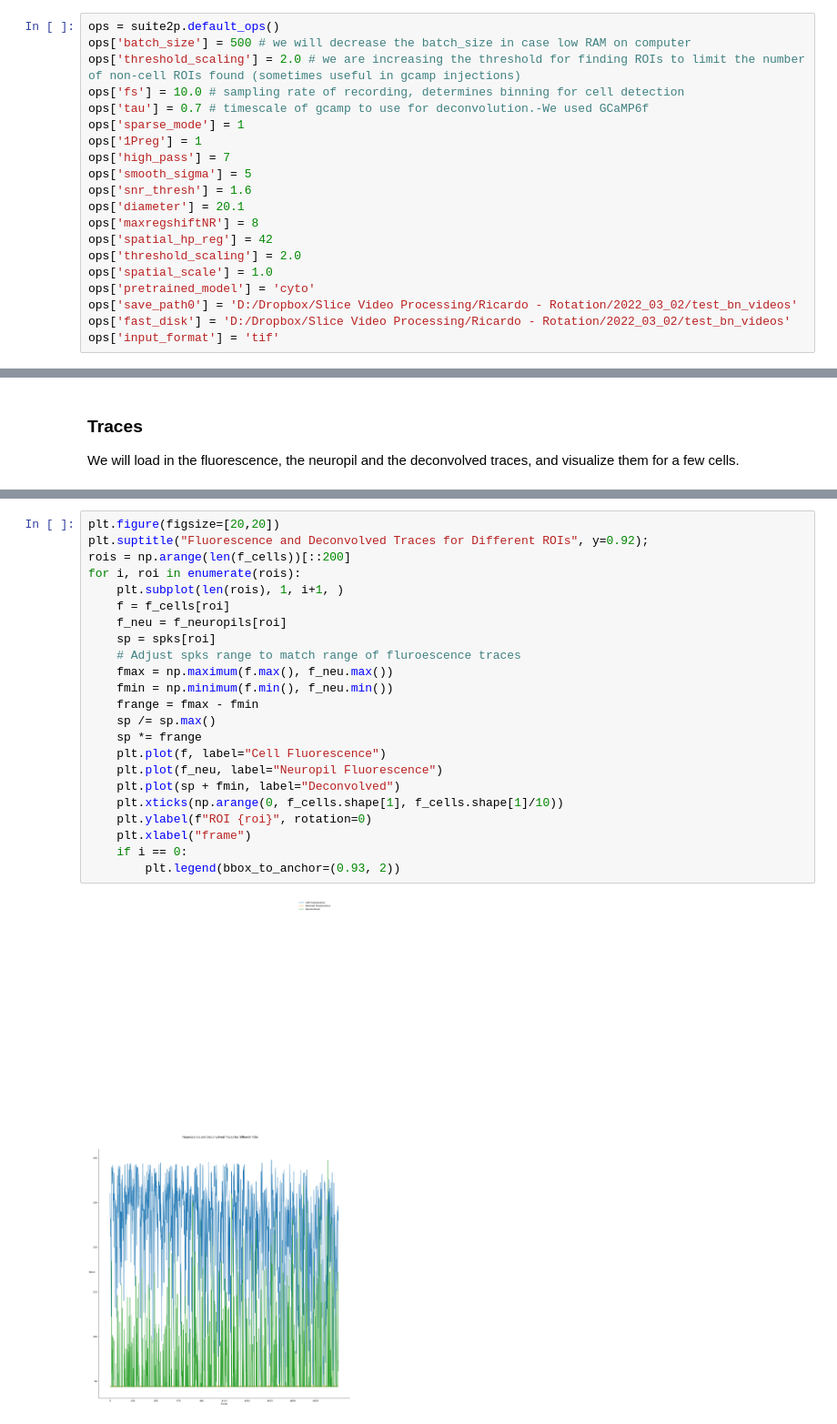
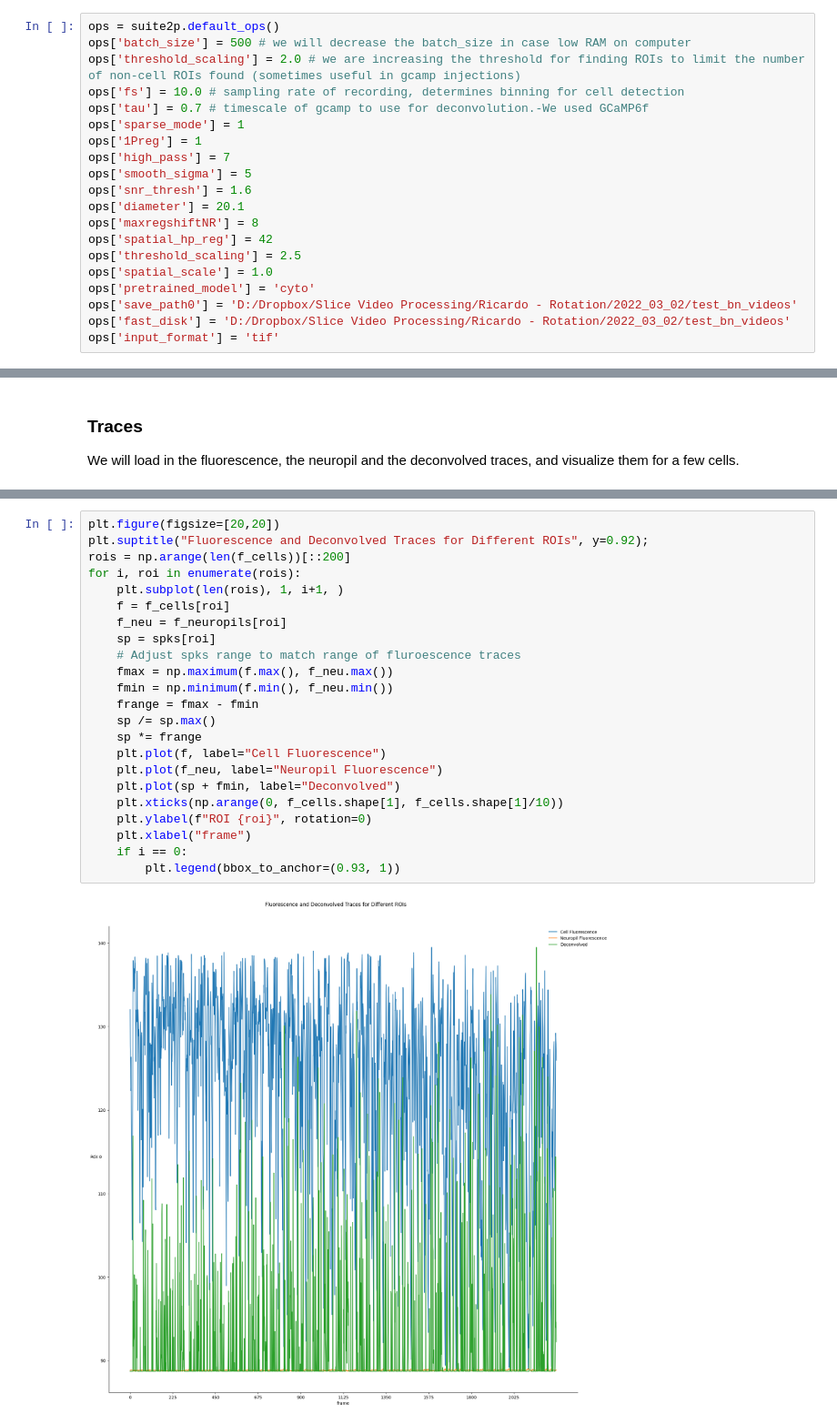
Before and after one commit to rdiazrincon/VTA_SNc, a Jupyter notebook: run_suite2p_colab_2021.ipynb, the cells around one changed output, grey strips where cells are left out. Shown at 91% size. Cells and saved outputs as stored; diff of their text form.

```diff
--- a/run_suite2p_colab_2021.ipynb
+++ b/run_suite2p_colab_2021.ipynb
@@ -94,7 +94,7 @@ ops['snr_thresh'] = 1.6
 ops['diameter'] = 20.1
 ops['maxregshiftNR'] = 8
 ops['spatial_hp_reg'] = 42
-ops['threshold_scaling'] = 2.0
+ops['threshold_scaling'] = 2.5
 ops['spatial_scale'] = 1.0
 ops['pretrained_model'] = 'cyto'
 ops['save_path0'] = 'D:/Dropbox/Slice Video Processing/Ricardo - Rotation/2022_03_02/test_bn_videos'
@@ -427,25 +423,25 @@ f_cells.shape, f_neuropils.shape, spks.shape
 # %%
 plt.figure(figsize=[20,20])
 plt.suptitle("Fluorescence and Deconvolved Traces for Different ROIs", y=0.92);
 rois = np.arange(len(f_cells))[::200]
 for i, roi in enumerate(rois):
     plt.subplot(len(rois), 1, i+1, )
     f = f_cells[roi]
     f_neu = f_neuropils[roi]
     sp = spks[roi]
     # Adjust spks range to match range of fluroescence traces
     fmax = np.maximum(f.max(), f_neu.max())
     fmin = np.minimum(f.min(), f_neu.min())
     frange = fmax - fmin
     sp /= sp.max()
     sp *= frange
     plt.plot(f, label="Cell Fluorescence")
     plt.plot(f_neu, label="Neuropil Fluorescence")
     plt.plot(sp + fmin, label="Deconvolved")
     plt.xticks(np.arange(0, f_cells.shape[1], f_cells.shape[1]/10))
     plt.ylabel(f"ROI {roi}", rotation=0)
     plt.xlabel("frame")
     if i == 0:
-        plt.legend(bbox_to_anchor=(0.93, 2))
+        plt.legend(bbox_to_anchor=(0.93, 1))
 # %% [output]
-[figure, old version]
+[figure, new version]
```
Also changed, not shown: parts of 7 cells of this notebook.
